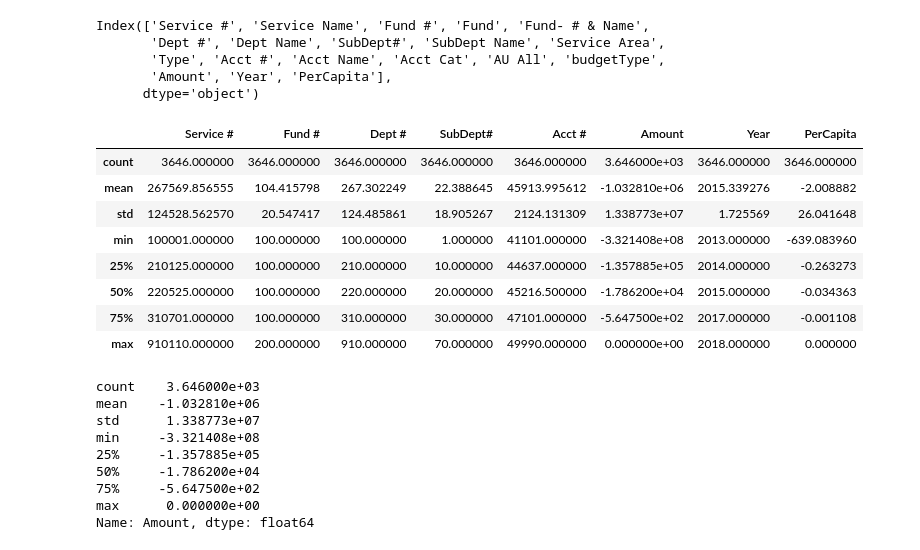
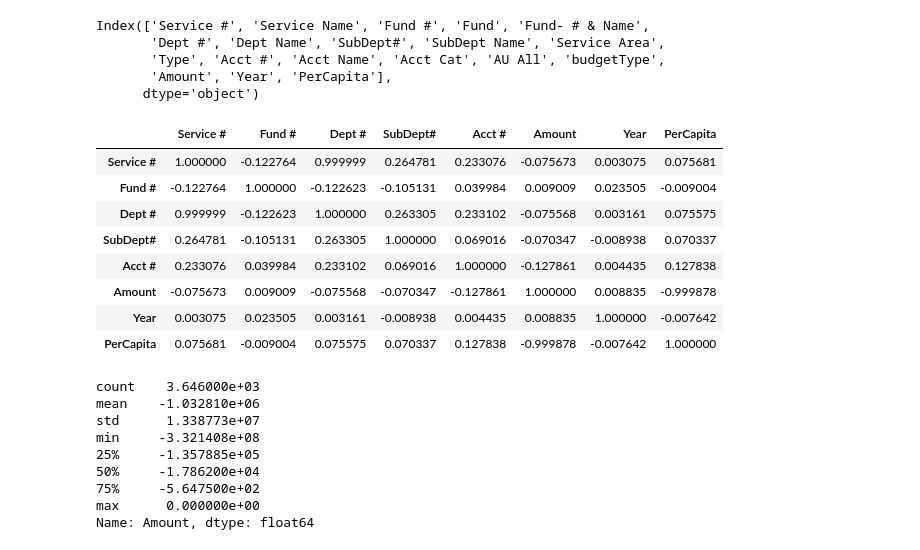
Before and after one commit to UNCG-CSE/Guilford_Financial, a Jupyter notebook: src/Revenue_Data.ipynb, the cells around one changed output. Cells and saved outputs as stored; diff of their text form; code cells hidden in the pictures.

```diff
--- a/src/Revenue_Data.ipynb
+++ b/src/Revenue_Data.ipynb
@@ -22,18 +22,19 @@ Index(['Service #', 'Service Name', 'Fund #', 'Fund', 'Fund- # & Name',
        'Type', 'Acct #', 'Acct Name', 'Acct Cat', 'AU All', 'budgetType',
        'Amount', 'Year', 'PerCapita'],
       dtype='object')
-# %%
-data.describe()
-# %% [output]
-|  | Service # | Fund # | Dept # | SubDept# | Acct # | Amount | Year | PerCapita |
-| count | 3646.000000 | 3646.000000 | 3646.000000 | 3646.000000 | 3646.000000 | 3.646000e+03 | 3646.000000 | 3646.000000 |
-| mean | 267569.856555 | 104.415798 | 267.302249 | 22.388645 | 45913.995612 | -1.032810e+06 | 2015.339276 | -2.008882 |
-| std | 124528.562570 | 20.547417 | 124.485861 | 18.905267 | 2124.131309 | 1.338773e+07 | 1.725569 | 26.041648 |
-| min | 100001.000000 | 100.000000 | 100.000000 | 1.000000 | 41101.000000 | -3.321408e+08 | 2013.000000 | -639.083960 |
-| 25% | 210125.000000 | 100.000000 | 210.000000 | 10.000000 | 44637.000000 | -1.357885e+05 | 2014.000000 | -0.263273 |
-| 50% | 220525.000000 | 100.000000 | 220.000000 | 20.000000 | 45216.500000 | -1.786200e+04 | 2015.000000 | -0.034363 |
-| 75% | 310701.000000 | 100.000000 | 310.000000 | 30.000000 | 47101.000000 | -5.647500e+02 | 2017.000000 | -0.001108 |
-| max | 910110.000000 | 200.000000 | 910.000000 | 70.000000 | 49990.000000 | 0.000000e+00 | 2018.000000 | 0.000000 |
+# %%
+#data.describe()
+data.corr()
+# %% [output]
+|  | Service # | Fund # | Dept # | SubDept# | Acct # | Amount | Year | PerCapita |
+| Service # | 1.000000 | -0.122764 | 0.999999 | 0.264781 | 0.233076 | -0.075673 | 0.003075 | 0.075681 |
+| Fund # | -0.122764 | 1.000000 | -0.122623 | -0.105131 | 0.039984 | 0.009009 | 0.023505 | -0.009004 |
+| Dept # | 0.999999 | -0.122623 | 1.000000 | 0.263305 | 0.233102 | -0.075568 | 0.003161 | 0.075575 |
+| SubDept# | 0.264781 | -0.105131 | 0.263305 | 1.000000 | 0.069016 | -0.070347 | -0.008938 | 0.070337 |
+| Acct # | 0.233076 | 0.039984 | 0.233102 | 0.069016 | 1.000000 | -0.127861 | 0.004435 | 0.127838 |
+| Amount | -0.075673 | 0.009009 | -0.075568 | -0.070347 | -0.127861 | 1.000000 | 0.008835 | -0.999878 |
+| Year | 0.003075 | 0.023505 | 0.003161 | -0.008938 | 0.004435 | 0.008835 | 1.000000 | -0.007642 |
+| PerCapita | 0.075681 | -0.009004 | 0.075575 | 0.070337 | 0.127838 | -0.999878 | -0.007642 | 1.000000 |
 # %%
 data.Amount.describe()
 # %% [output]
```
Also changed, not shown: parts of 2 cells of this notebook, 5 other files.
